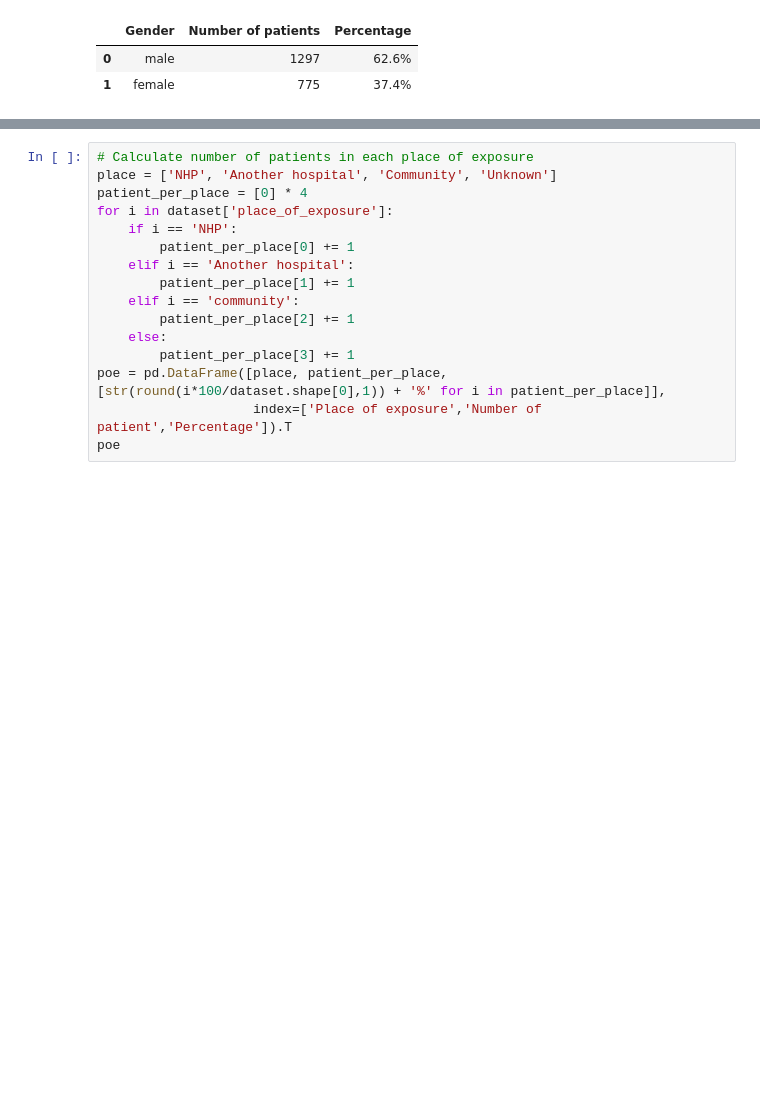
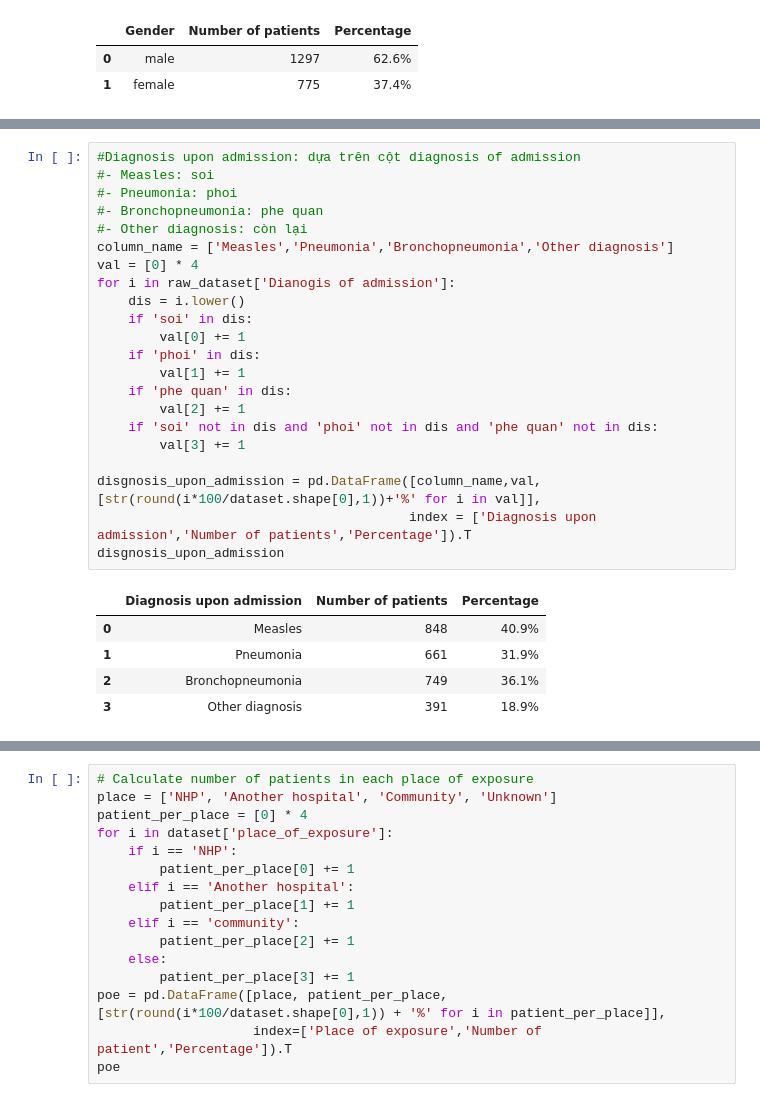
Before and after one commit to hung3a8/nhp-measles-analyse, a Jupyter notebook: Notebooks/analyze_data.ipynb, the cells around one changed output, grey strips where cells are left out. Drawn from its saved outputs; the diff is of its cells as text; blank space fills up the shorter version.

```diff
--- a/Notebooks/analyze_data.ipynb
+++ b/Notebooks/analyze_data.ipynb
@@ -67,0 +32,28 @@ diseases
+# %%
+#Diagnosis upon admission: dựa trên cột diagnosis of admission
+#- Measles: soi
+#- Pneumonia: phoi
+#- Bronchopneumonia: phe quan
+#- Other diagnosis: còn lại
+column_name = ['Measles','Pneumonia','Bronchopneumonia','Other diagnosis']
+val = [0] * 4
+for i in raw_dataset['Dianogis of admission']:
+    dis = i.lower()
+    if 'soi' in dis:
+        val[0] += 1
+    if 'phoi' in dis:
+        val[1] += 1
+    if 'phe quan' in dis:
+        val[2] += 1
+    if 'soi' not in dis and 'phoi' not in dis and 'phe quan' not in dis:
+        val[3] += 1
+
+disgnosis_upon_admission = pd.DataFrame([column_name,val,[str(round(i*100/dataset.shape[0],1))+'%' for i in val]],
+                                        index = ['Diagnosis upon admission','Number of patients','Percentage']).T
+disgnosis_upon_admission
+# %% [output]
+|  | Diagnosis upon admission | Number of patients | Percentage |
+| 0 | Measles | 848 | 40.9% |
+| 1 | Pneumonia | 661 | 31.9% |
+| 2 | Bronchopneumonia | 749 | 36.1% |
+| 3 | Other diagnosis | 391 | 18.9% |
```
Also changed, not shown: parts of 19 cells of this notebook, 1 other file.
